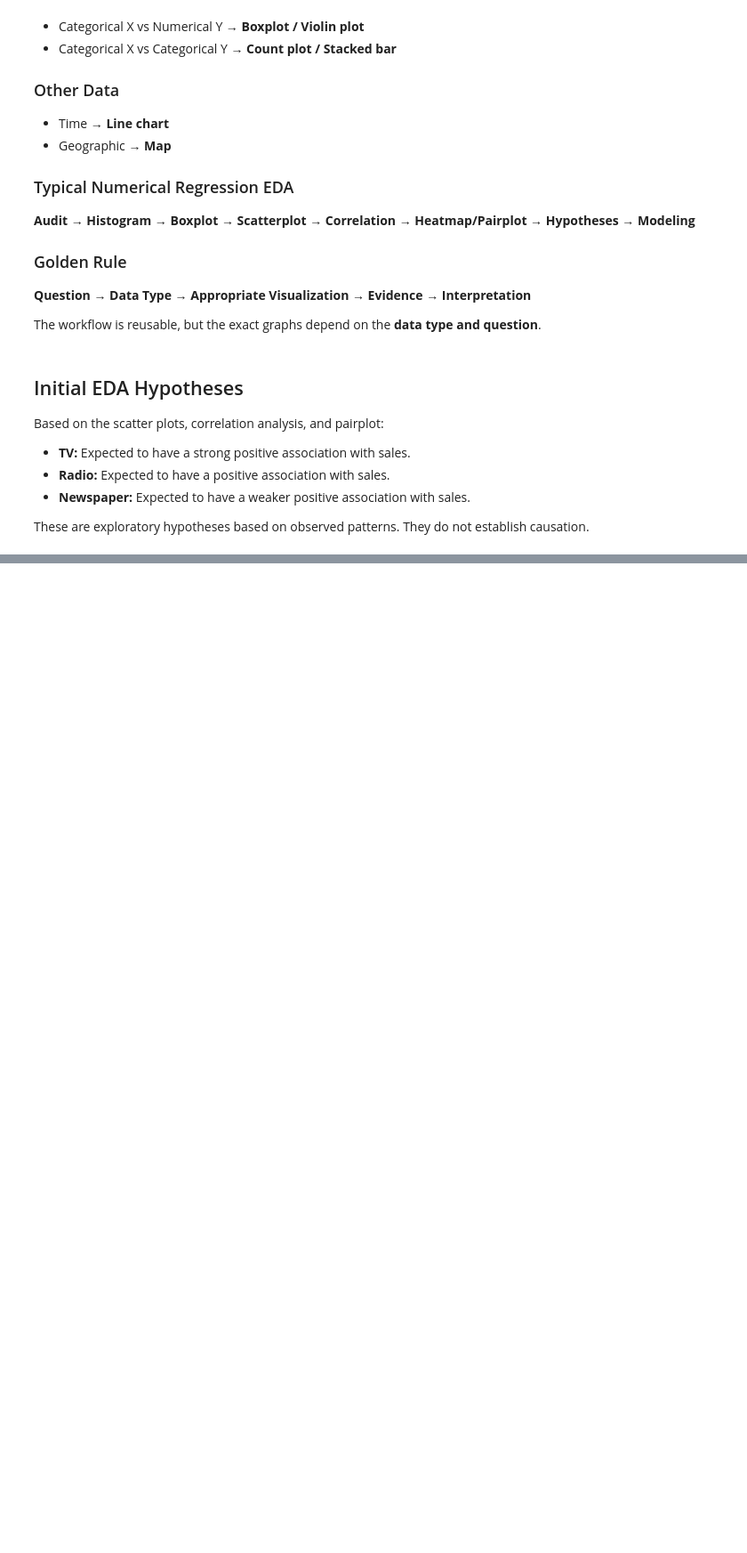
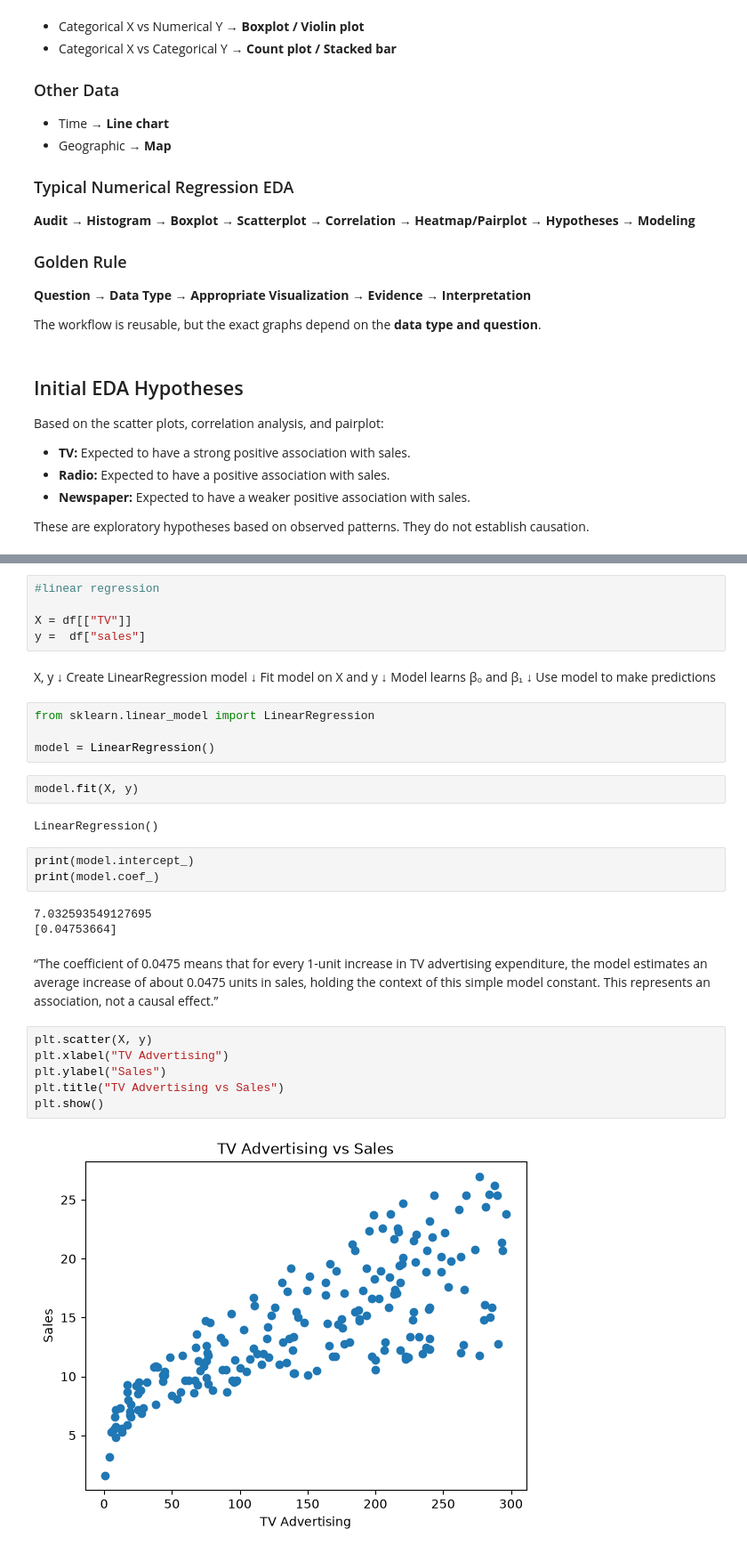
Before and after one commit to Gopi-6091/advertising-regression, a Jupyter notebook: notebooks/01_data_understanding.ipynb, the cells around one changed output, grey strips where cells are left out. Shown at 89% size. Cells and saved outputs as stored; diff of their text form; blank space fills up the shorter version.

```diff
--- a/notebooks/01_data_understanding.ipynb
+++ b/notebooks/01_data_understanding.ipynb
@@ -575,0 +611,39 @@ These are exploratory hypotheses based on observed patterns. They do not establi
+# %%
+#linear regression
+
+X = df[["TV"]]
+y =  df["sales"]
+# %% [markdown]
+X, y
+ ↓
+Create LinearRegression model
+ ↓
+Fit model on X and y
+ ↓
+Model learns β₀ and β₁
+ ↓
+Use model to make predictions
+# %%
+from sklearn.linear_model import LinearRegression
+
+model = LinearRegression()
+# %%
+model.fit(X, y)
+# %% [output]
+LinearRegression()
+# %%
+print(model.intercept_)
+print(model.coef_)
+# %% [output]
+7.032593549127695
+[0.04753664]
+# %% [markdown]
+“The coefficient of 0.0475 means that for every 1-unit increase in TV advertising expenditure, the model estimates an average increase of about 0.0475 units in sales, holding the context of this simple model constant. This represents an association, not a causal effect.”
+# %%
+plt.scatter(X, y)
+plt.xlabel("TV Advertising")
+plt.ylabel("Sales")
+plt.title("TV Advertising vs Sales")
+plt.show()
+# %% [output]
+[figure, added]
```
Also changed, not shown: parts of 11 cells of this notebook, 2 other files.
